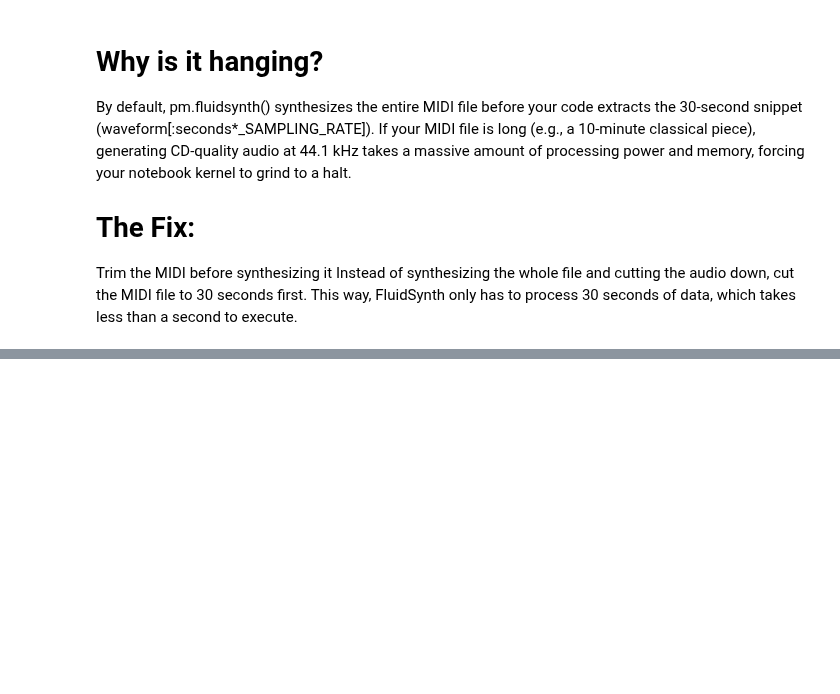
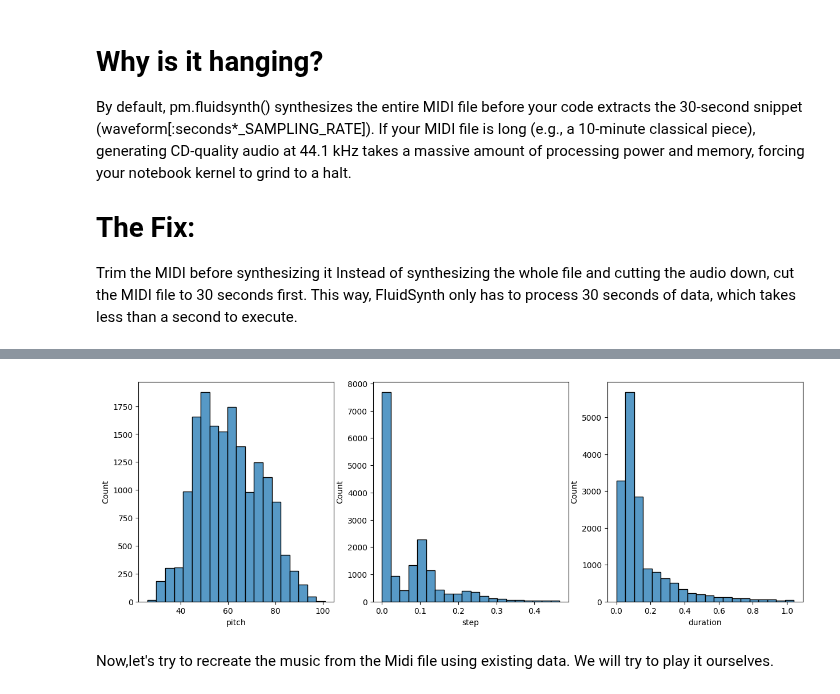
Before and after one commit to riya-rajbhut/music-ai, a Jupyter notebook: basic-neural-network/rnn_basic_neural_network.ipynb, the cells around one changed output, grey strips where cells are left out. Drawn from its saved outputs; the diff is of its cells as text; code cells hidden in the pictures; blank space fills up the shorter version.

```diff
--- a/basic-neural-network/rnn_basic_neural_network.ipynb
+++ b/basic-neural-network/rnn_basic_neural_network.ipynb
@@ -131,0 +166,25 @@ display.display(display_audio(pm, seconds=30))
+# %%
+def midi_to_notes(midi_file: str) -> pd.DataFrame:
+  pm = pretty_midi.PrettyMIDI(midi_file)
+  # Now we will print raw midi file to view its contents
+  print('MIDI file name:', midi_file)
+  print
+
+  instrument = pm.instruments[0]
+  notes = collections.defaultdict(list)
+
+  # Sort the notes by start time
+  sorted_notes = sorted(instrument.notes, key=lambda note: note.start)
+  prev_start = sorted_notes[0].start
+
+  for note in sorted_notes:
+    start = note.start
+    end = note.end
+    notes['pitch'].append(note.pitch)
+    notes['start'].append(start)
+    notes['end'].append(end)
+    notes['step'].append(start - prev_start)
+    notes['duration'].append(end - start)
+    prev_start = start
+
+  return pd.DataFrame({name: np.array(value) for name, value in notes.items()})
@@ -131,0 +232,19 @@ display.display(display_audio(pm, seconds=30))
+# %%
+def plot_distributions(notes: pd.DataFrame, drop_percentile=2.5):
+  plt.figure(figsize=[15, 5])
+  plt.subplot(1, 3, 1)
+  sns.histplot(notes, x="pitch", bins=20)
+
+  plt.subplot(1, 3, 2)
+  max_step = np.percentile(notes['step'], 100 - drop_percentile)
+  sns.histplot(notes, x="step", bins=np.linspace(0, max_step, 21))
+
+  plt.subplot(1, 3, 3)
+  max_duration = np.percentile(notes['duration'], 100 - drop_percentile)
+  sns.histplot(notes, x="duration", bins=np.linspace(0, max_duration, 21))
+# %%
+plot_distributions(raw_notes)
+# %% [output]
+[figure, added]
+# %% [markdown]
+Now,let's try to recreate the music from the Midi file using existing data. We will try to play it ourselves.
```
Also changed, not shown: parts of 17 cells of this notebook.
